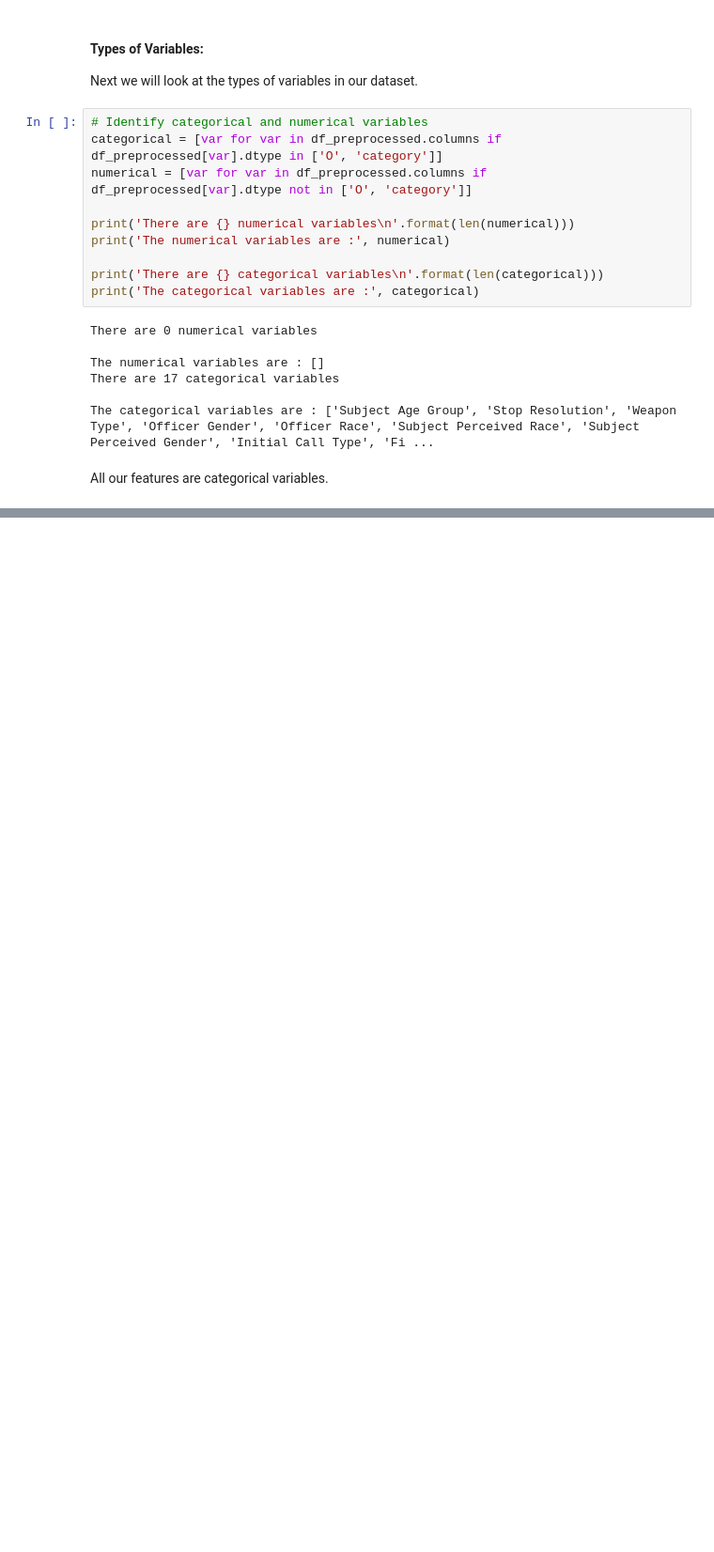
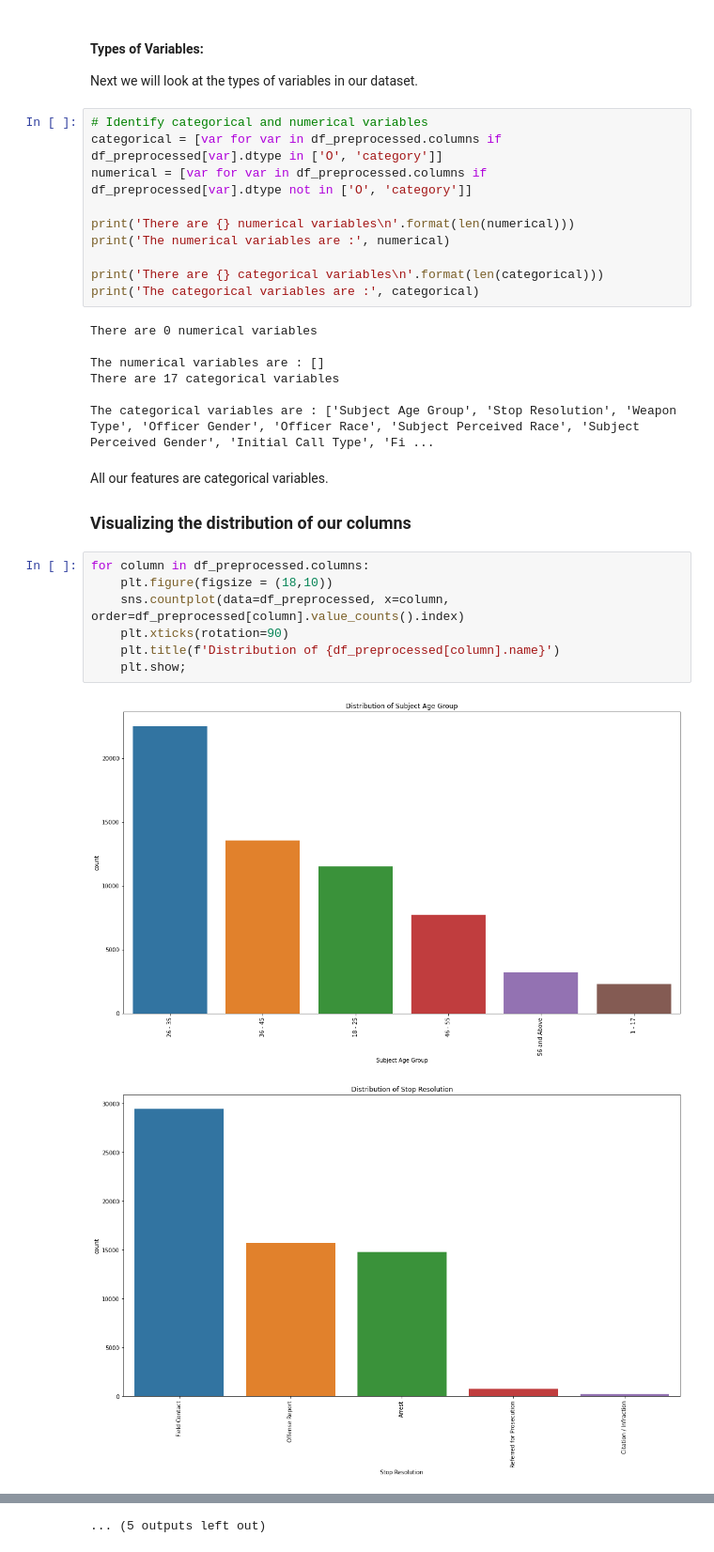
Before and after one commit to MMJGGR/Phase_3_Project, a Jupyter notebook: index.ipynb, the cells around one changed output, grey strips where cells are left out. Shown at 94% size. Drawn from its saved outputs; the diff is of its cells as text; blank space fills up the shorter version.

Commit message:
visulaized the distribution of our data by columns

```diff
--- a/index.ipynb
+++ b/index.ipynb
@@ -448,3 +464,15 @@ There are 17 categorical variables
 The categorical variables are : ['Subject Age Group', 'Stop Resolution', 'Weapon Type', 'Officer Gender', 'Officer Race', 'Subject Perceived Race', 'Subject Perceived Gender', 'Initial Call Type', 'Fi ...
 # %% [markdown]
 All our features are categorical variables.
+
+### Visualizing the distribution of our columns
+# %%
+for column in df_preprocessed.columns:
+    plt.figure(figsize = (18,10))
+    sns.countplot(data=df_preprocessed, x=column, order=df_preprocessed[column].value_counts().index)
+    plt.xticks(rotation=90)
+    plt.title(f'Distribution of {df_preprocessed[column].name}')
+    plt.show;
+# %% [output]
+[figure, added]
+[figure, added]
@@ -450,0 +489 @@ All our features are categorical variables.
+... (5 outputs left out)
```
Also changed, not shown: parts of 2 cells of this notebook.
